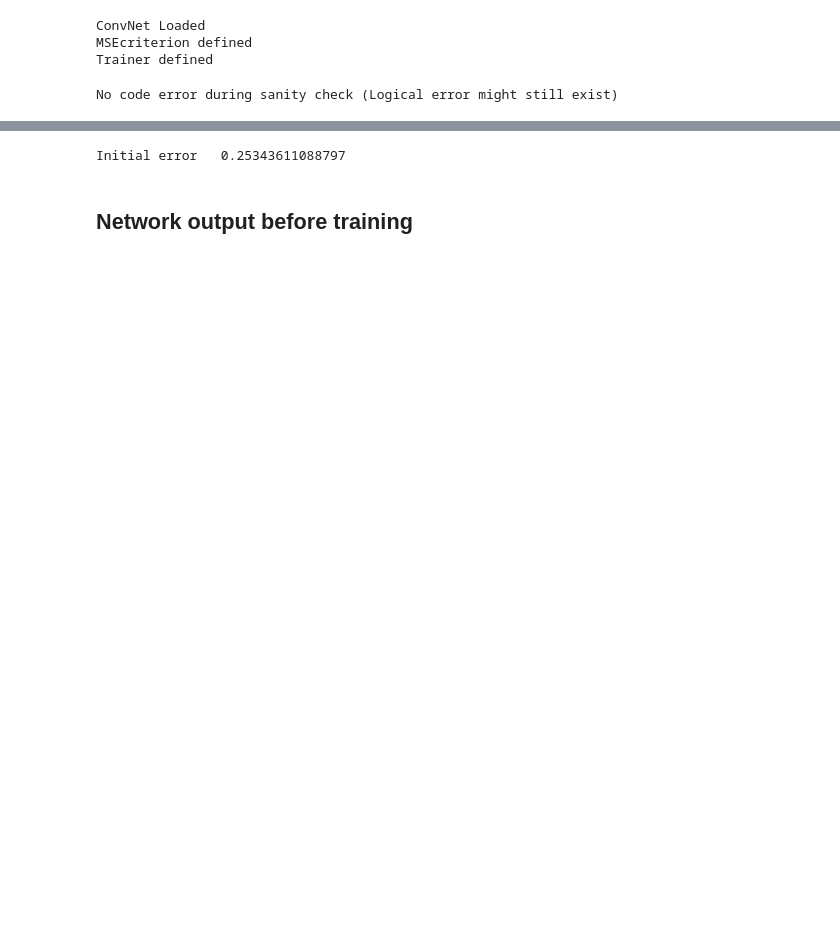
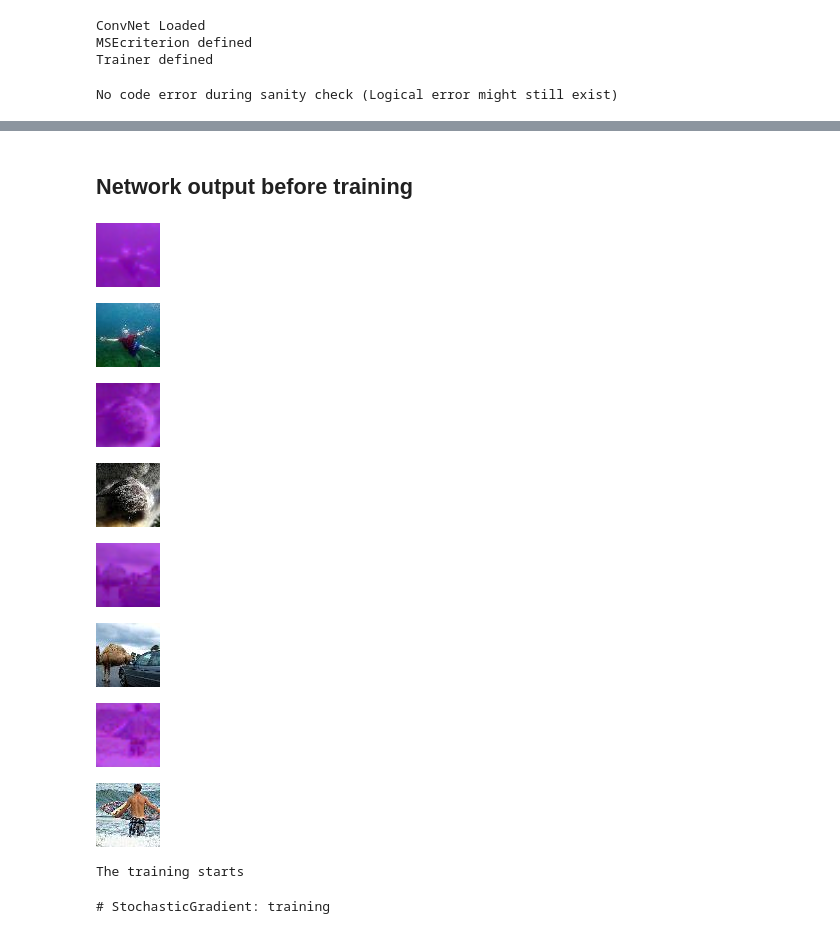
Before and after one commit to bagavi/CNNProject, a Jupyter notebook: TinyImageNet/Train_colorNet.ipynb, the cells around one changed output, grey strips where cells are left out. Saved outputs shown, nothing was run; the diff lists cells and outputs as text; code cells hidden in the pictures; blank space fills up the shorter version.

```diff
--- a/TinyImageNet/Train_colorNet.ipynb
+++ b/TinyImageNet/Train_colorNet.ipynb
@@ -12,7 +12,7 @@ require 'nn';
 # %% [markdown]
 ##  Loading the data from disk
 # %%
-hc_file_name = '../../Data/tiny-imagenet-200/test/hc/test.tv'
+hc_file_name = '../../Data/tiny-imagenet-200/test/hc/test.t7'
 hc_dataset = torch.load(hc_file_name)
 # %%
 hypercolumns = hc_dataset["hypercolumns"]
@@ -225,7 +245,44 @@ nn.SpatialConvolution(32 -> 64, 3x3, 1,1, 1,1)
-# %%
-print("Initial error", criterion:forward(net:forward(hypercolumns), uv_images))
-# %% [output]
-Initial error   0.25343611088797
+# %%
+require 'copy'
+prev_net = copy3(net)
 # %% [markdown]
 ## Network output before training
+# %%
+require 'copy'
+a = prev_net:forward(hypercolumns)
+i = 1
+itorch.image(image.scale(image.yuv2rgb(torch.cat(y_images[i],a[i],1)), 64,64))
+itorch.image(images[i] )
+
+print('\n')
+i = 4
+itorch.image(image.scale(image.yuv2rgb(torch.cat(y_images[i],a[i],1)), 64,64))
+itorch.image(images[i] )
+
+print('\n')
+i = 8
+itorch.image(image.scale(image.yuv2rgb(torch.cat(y_images[i],a[i],1)), 64,64))
+itorch.image(images[i] )
+
+print('\n')
+i = 16
+itorch.image(image.scale(image.yuv2rgb(torch.cat(y_images[i],a[i],1)), 64,64))
+itorch.image(images[i] )
+# %% [output]
+[figure, added]
+[figure, added]
+[figure, added]
+[figure, added]
+[figure, added]
+[figure, added]
+[figure, added]
+[figure, added]
+# %%
+print('The training starts')
+-- Woah! Traingin the data
+trainer:train(trainset)
+--torch.save('../Models/Overfit', net)
+# %% [output]
+The training starts
+# StochasticGradient: training
 # %%
```
Also changed, not shown: parts of 16 cells of this notebook, 4 other files.
